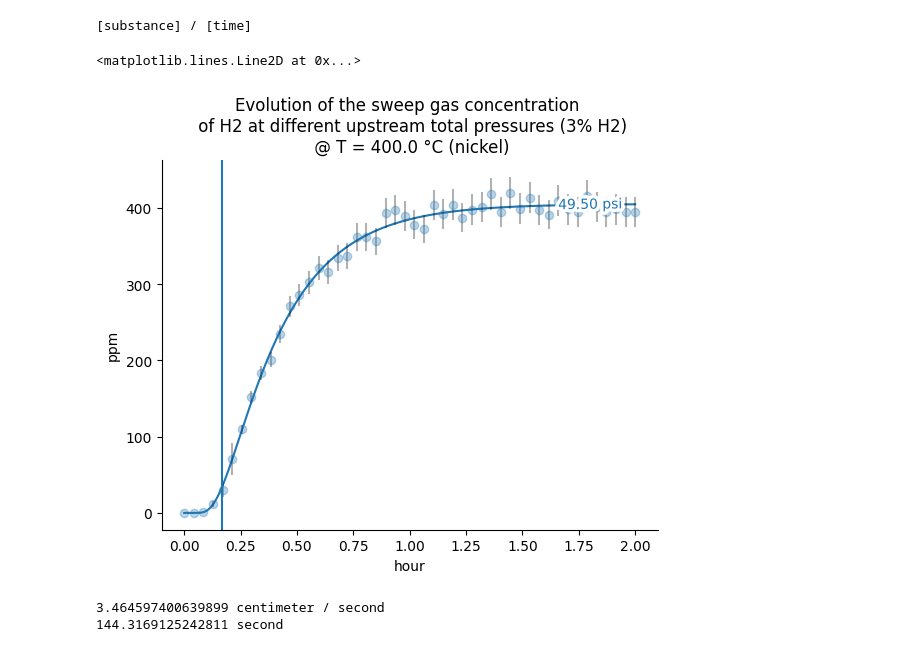
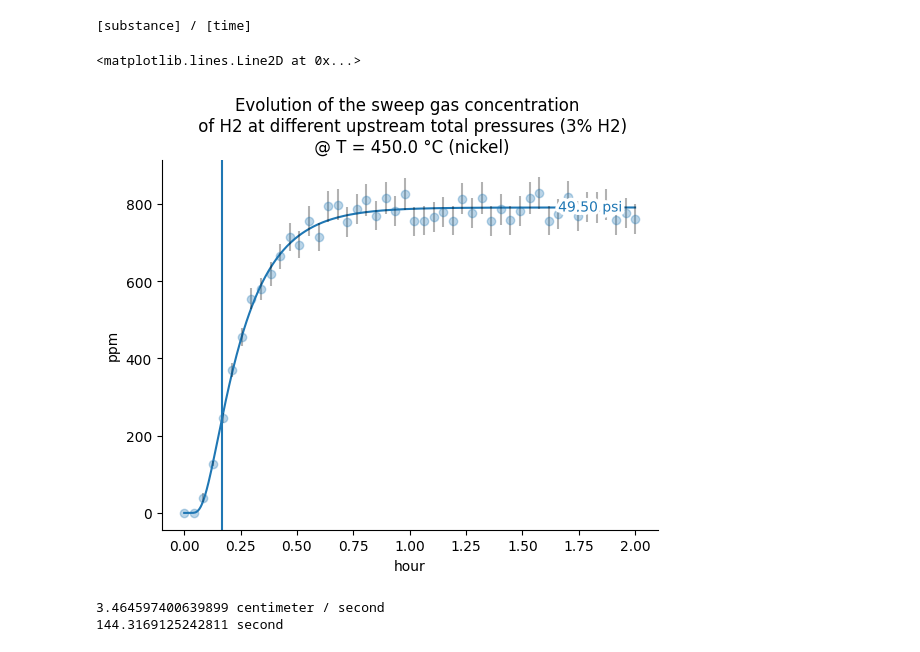
Before and after one commit to RemDelaporteMathurin/hyperion, a Jupyter notebook: first_run.ipynb, the cells around one changed output. Saved outputs shown, nothing was run; the diff lists cells and outputs as text; code cells hidden in the pictures.

```diff
--- a/first_run.ipynb
+++ b/first_run.ipynb
@@ -55,7 +55,7 @@ for mat, props in properties.items():
     if "permeability" not in props:
         props["permeability"] = props["diffusivity"] * props["solubility"]
 # %%
-T = htm.ureg.Quantity(400, htm.ureg.degC).to(htm.ureg.K)
+T = htm.ureg.Quantity(450, htm.ureg.degC).to(htm.ureg.K)
 
 sample_rate = 1 / (2.5 * htm.ureg.min)
 total_time = 2 * htm.ureg.h
@@ -136,34 +136,34 @@ indexes_high_ppm = concentration_measured >= 100 * htm.ureg.ppm
 error[indexes_high_ppm] = np.random.uniform(
     -error_high_ppm, error_high_ppm, concentration_measured[indexes_high_ppm].shape
 )
 
 concentration_measured *= 1 + error
 
 error_bars = np.zeros_like(concentration_measured)
 error_bars[indexes_low_ppm] = error_low_ppm
 error_bars[indexes_high_ppm] = error_high_ppm
 error_bars = error_bars * concentration_measured
 
 (l,) = plt.plot(t_array, concentration, label=f"{P_tot:~.2fP}")
 plt.errorbar(
     t_samples,
     concentration_measured,
     yerr=error_bars,
     fmt="o",
     ecolor="black",
     color=l.get_color(),
     alpha=0.3,
 )
 labelLines(plt.gca().get_lines(), xvals=[3] * 6)
 plt.title(
 f"Evolution of the sweep gas concentration \n of H2 at different upstream total pressures (3% H2)\n @ T = {T.to(htm.ureg.degC):~P} (nickel)"
 )
 
 plt.axvline(10 * htm.ureg.min)
 # %% [output]
 [substance] / [time]
 <matplotlib.lines.Line2D at 0x...>
-[figure, old version]
+[figure, new version]
 # %%
 ID = 3.5 * htm.ureg.mm
 flow_rate = 20 * htm.ureg.cm**3 * htm.ureg.min**-1
```
